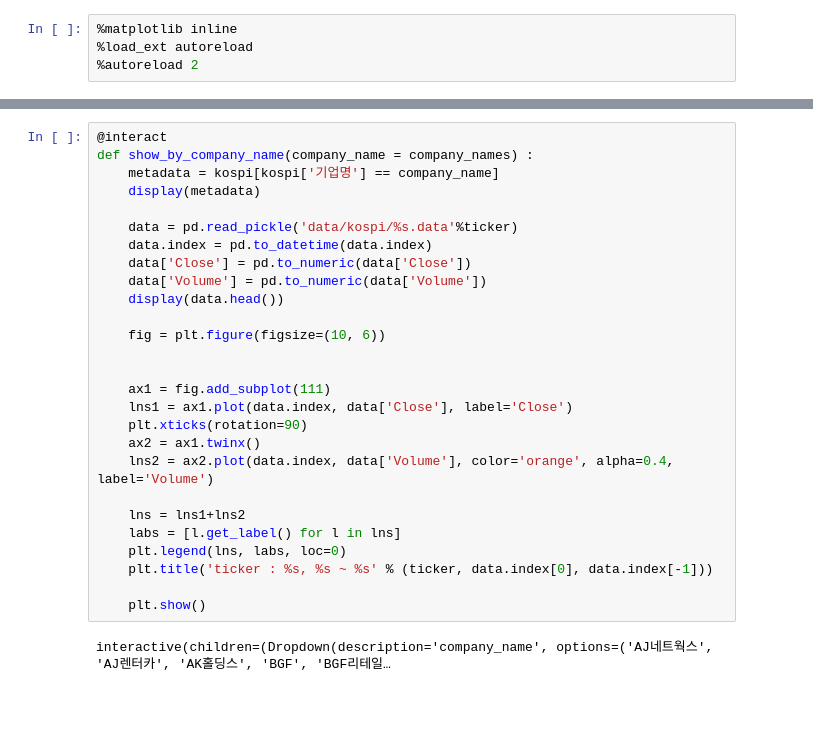
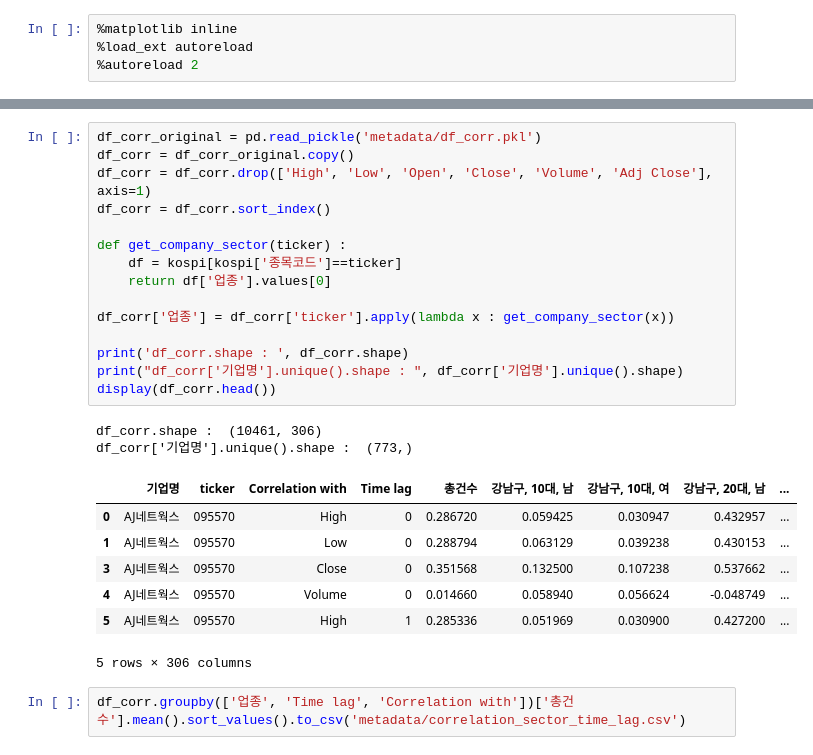
Before and after one commit to hyeon95y/Algorihtm_Trading_with_Chicken, a Jupyter notebook: eda.ipynb, the cells around one changed output, grey strips where cells are left out. Saved outputs shown, nothing was run; the diff lists cells and outputs as text; blank space fills up the shorter version.

```diff
--- a/eda.ipynb
+++ b/eda.ipynb
@@ -107,29 +82,27 @@ Name: 기업명, Length: 788, dtype: object
-# %%
-@interact
-def show_by_company_name(company_name = company_names) :
-    metadata = kospi[kospi['기업명'] == company_name]
-    display(metadata)
-
-    data = pd.read_pickle('data/kospi/%s.data'%ticker)
-    data.index = pd.to_datetime(data.index)
-    data['Close'] = pd.to_numeric(data['Close'])
-    data['Volume'] = pd.to_numeric(data['Volume'])
-    display(data.head())
-
-    fig = plt.figure(figsize=(10, 6))
-
-
-    ax1 = fig.add_subplot(111)
-    lns1 = ax1.plot(data.index, data['Close'], label='Close')
-    plt.xticks(rotation=90)
-    ax2 = ax1.twinx()
-    lns2 = ax2.plot(data.index, data['Volume'], color='orange', alpha=0.4, label='Volume')
-
-    lns = lns1+lns2
-    labs = [l.get_label() for l in lns]
-    plt.legend(lns, labs, loc=0)
-    plt.title('ticker : %s, %s ~ %s' % (ticker, data.index[0], data.index[-1]))
-
-    plt.show()
-# %% [output]
-interactive(children=(Dropdown(description='company_name', options=('AJ네트웍스', 'AJ렌터카', 'AK홀딩스', 'BGF', 'BGF리테일…
+# %%
+df_corr_original = pd.read_pickle('metadata/df_corr.pkl')
+df_corr = df_corr_original.copy()
+df_corr = df_corr.drop(['High', 'Low', 'Open', 'Close', 'Volume', 'Adj Close'], axis=1)
+df_corr = df_corr.sort_index()
+
+def get_company_sector(ticker) :
+    df = kospi[kospi['종목코드']==ticker]
+    return df['업종'].values[0]
+
+df_corr['업종'] = df_corr['ticker'].apply(lambda x : get_company_sector(x))
+
+print('df_corr.shape : ', df_corr.shape)
+print("df_corr['기업명'].unique().shape : ", df_corr['기업명'].unique().shape)
+display(df_corr.head())
+# %% [output]
+df_corr.shape :  (10461, 306)
+df_corr['기업명'].unique().shape :  (773,)
+|  | 기업명 | ticker | Correlation with | Time lag | 총건수 | 강남구, 10대, 남 | 강남구, 10대, 여 | 강남구, 20대, 남 | ... |
+| 0 | AJ네트웍스 | 095570 | High | 0 | 0.286720 | 0.059425 | 0.030947 | 0.432957 | ... |
+| 1 | AJ네트웍스 | 095570 | Low | 0 | 0.288794 | 0.063129 | 0.039238 | 0.430153 | ... |
+| 3 | AJ네트웍스 | 095570 | Close | 0 | 0.351568 | 0.132500 | 0.107238 | 0.537662 | ... |
+| 4 | AJ네트웍스 | 095570 | Volume | 0 | 0.014660 | 0.058940 | 0.056624 | -0.048749 | ... |
+| 5 | AJ네트웍스 | 095570 | High | 1 | 0.285336 | 0.051969 | 0.030900 | 0.427200 | ... |
+5 rows × 306 columns
+# %%
+df_corr.groupby(['업종', 'Time lag', 'Correlation with'])['총건수'].mean().sort_values().to_csv('metadata/correlation_sector_time_lag.csv')
```
Also changed, not shown: parts of 17 cells of this notebook, 6 other files.
